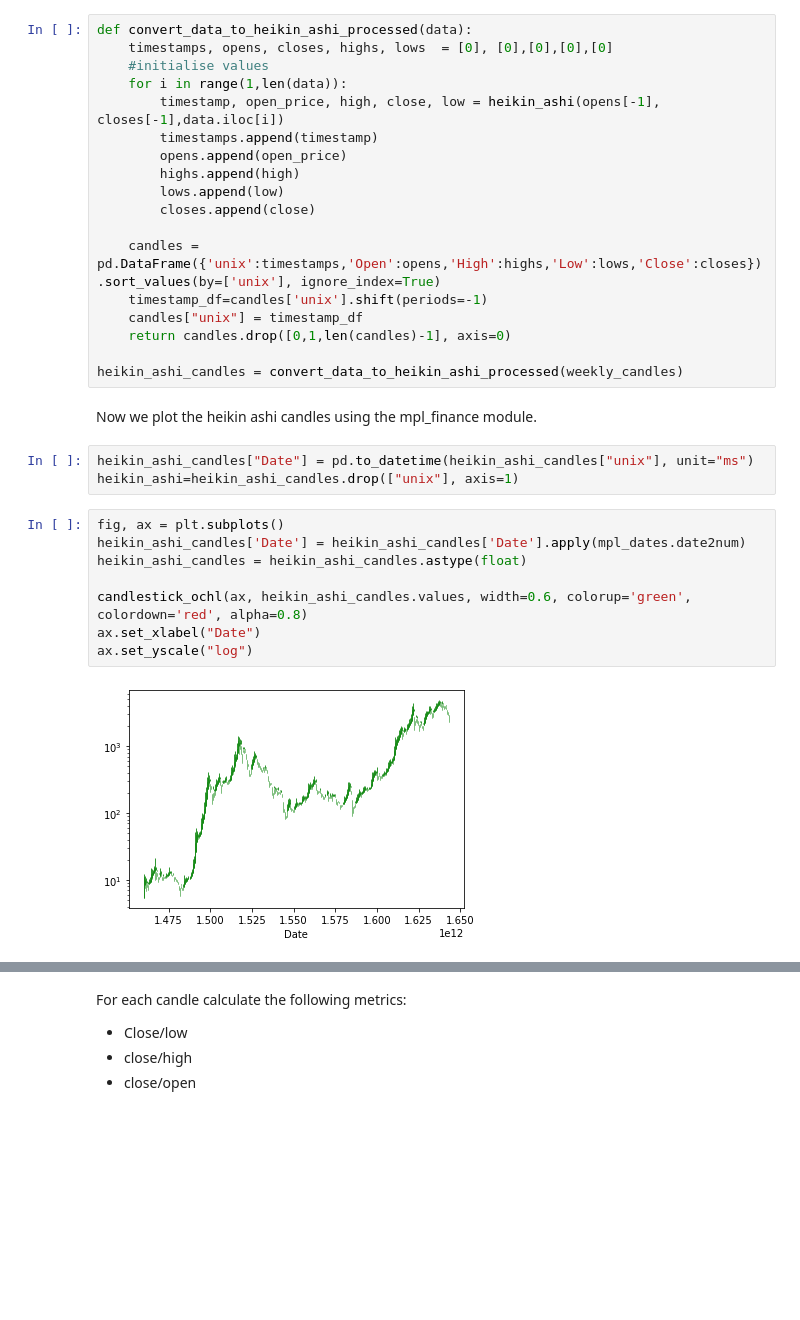
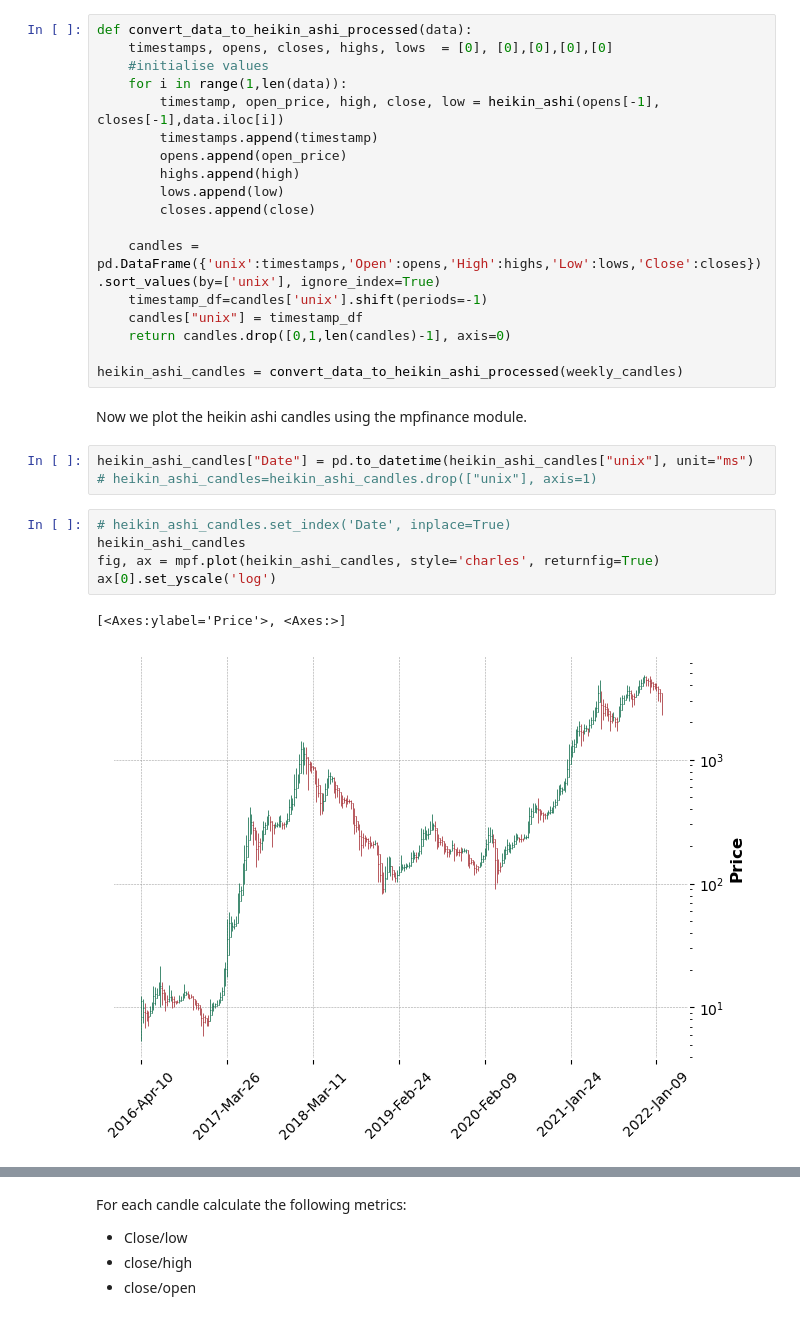
Before and after one commit to RDEvans31/saturn, a Jupyter notebook: ETH_trading_data_analysis.ipynb, the cells around one changed output, grey strips where cells are left out. Drawn from its saved outputs; the diff is of its cells as text; blank space fills up the shorter version.

```diff
--- a/ETH_trading_data_analysis.ipynb
+++ b/ETH_trading_data_analysis.ipynb
@@ -188,17 +203,15 @@ def convert_data_to_heikin_ashi_processed(data):
 
 heikin_ashi_candles = convert_data_to_heikin_ashi_processed(weekly_candles)
 # %% [markdown]
-Now we plot the heikin ashi candles using the mpl_finance module.
+Now we plot the heikin ashi candles using the mpfinance module.
 # %%
 heikin_ashi_candles["Date"] = pd.to_datetime(heikin_ashi_candles["unix"], unit="ms")
-heikin_ashi=heikin_ashi_candles.drop(["unix"], axis=1)
+# heikin_ashi_candles=heikin_ashi_candles.drop(["unix"], axis=1)
-# %%
-fig, ax = plt.subplots()
-heikin_ashi_candles['Date'] = heikin_ashi_candles['Date'].apply(mpl_dates.date2num)
-heikin_ashi_candles = heikin_ashi_candles.astype(float)
-
-candlestick_ochl(ax, heikin_ashi_candles.values, width=0.6, colorup='green', colordown='red', alpha=0.8)
-ax.set_xlabel("Date")
-ax.set_yscale("log")
-# %% [output]
-[figure, removed]
+# %%
+# heikin_ashi_candles.set_index('Date', inplace=True)
+heikin_ashi_candles
+fig, ax = mpf.plot(heikin_ashi_candles, style='charles', returnfig=True)
+ax[0].set_yscale('log')
+# %% [output]
+[<Axes:ylabel='Price'>, <Axes:>]
+[figure, added]
```
Also changed, not shown: parts of 9 cells of this notebook, 2 other files.
